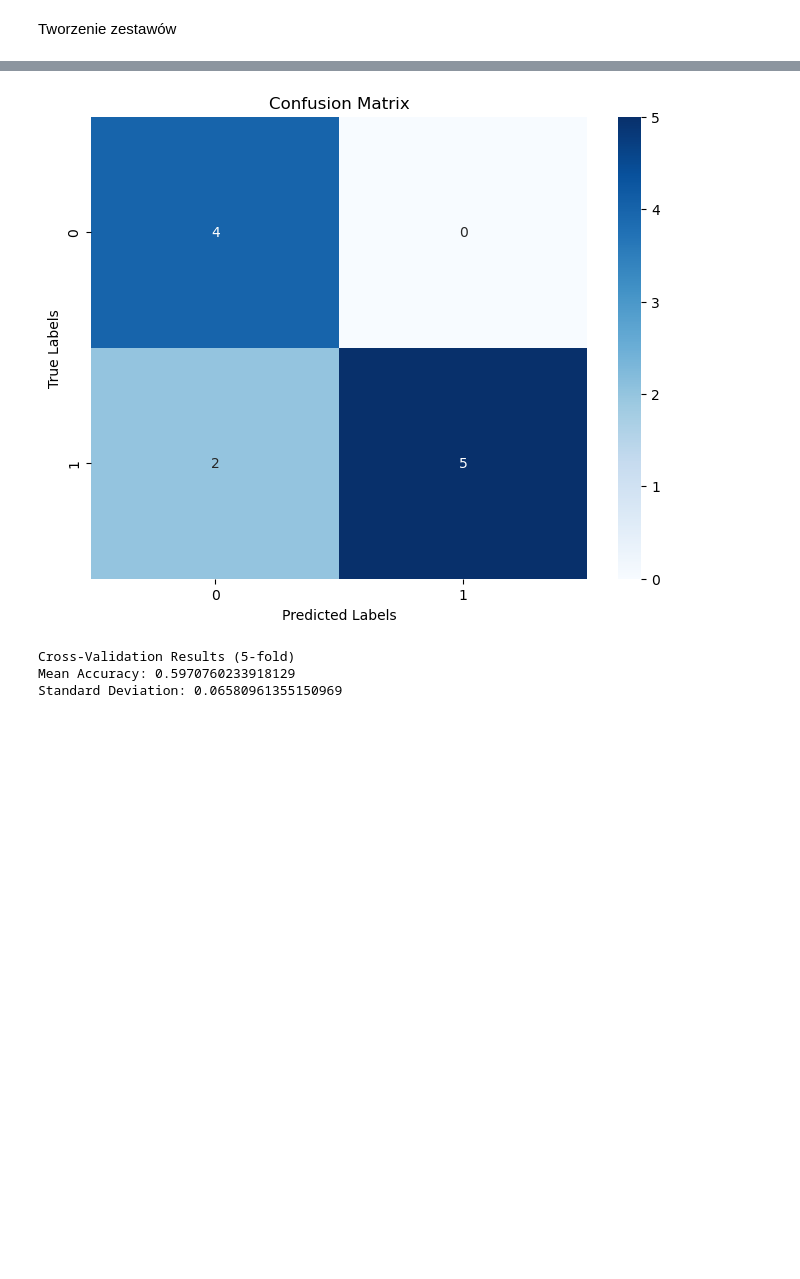
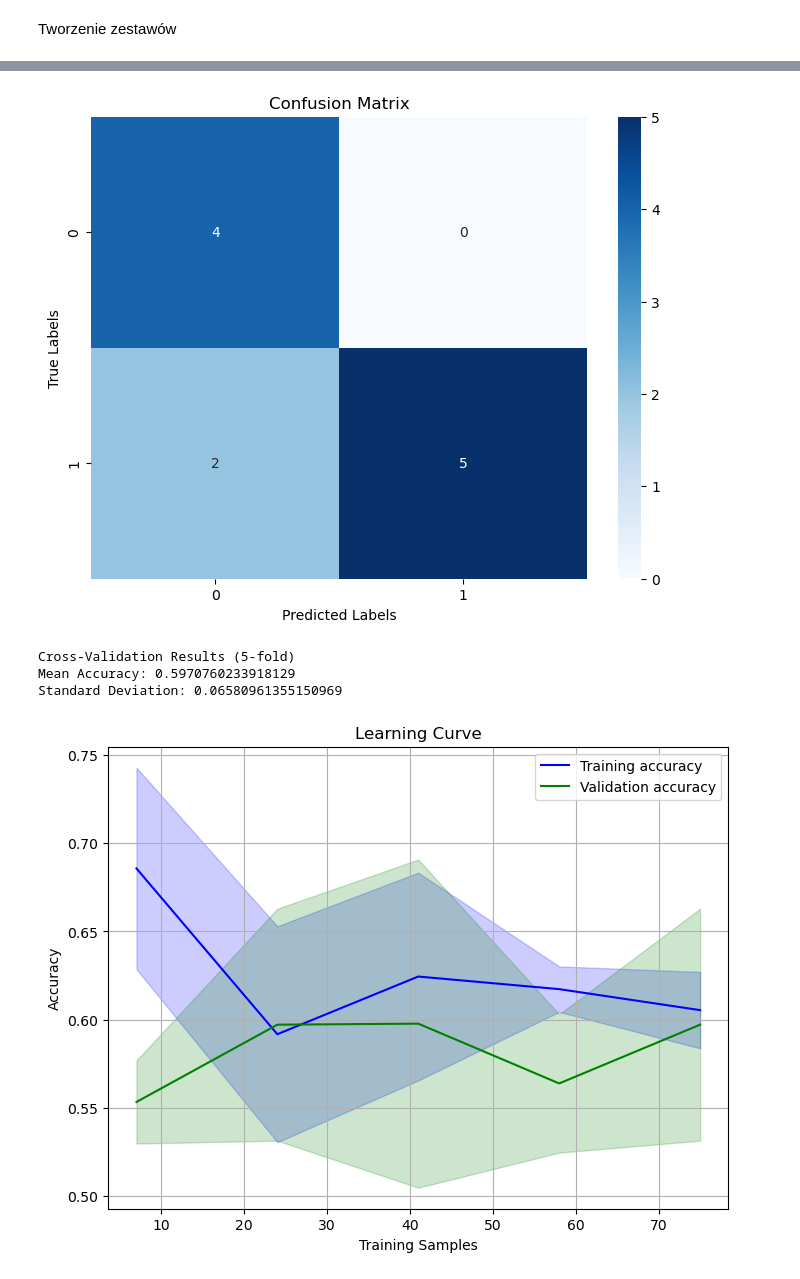
Before and after one commit to pansplawik/eegParkinsonCognitiveDisorders, a Jupyter notebook: thirdVersion.ipynb, the cells around one changed output, grey strips where cells are left out. Saved outputs shown, nothing was run; the diff lists cells and outputs as text; code cells hidden in the pictures; blank space fills up the shorter version.

```diff
--- a/thirdVersion.ipynb
+++ b/thirdVersion.ipynb
@@ -452,6 +497,7 @@ from sklearn.metrics import precision_recall_fscore_support, accuracy_score
 import matplotlib.pyplot as plt
 import seaborn as sns
 from sklearn.metrics import confusion_matrix
+from sklearn.model_selection import learning_curve
 clf = make_pipeline(
 StandardScaler(),
 Vectorizer(),
@@ -463,33 +509,35 @@ clf.fit(X_train.reshape(-1, 1), y_train)
 #Przewidywanie etykiet dla danych testowych
 y_pred = clf.predict(X_test.reshape(-1, 1))
 Stats(y_test,y_pred)
 k = 5  # Liczba podziałów
 scores = cross_val_score(clf, X_train.reshape(-1, 1), y_train, cv=k, scoring='accuracy')
 
 
 # Obliczanie średniej i odchylenia standardowego z poszczególnych iteracji
 mean_accuracy = scores.mean()
 std_accuracy = scores.std()
 
 print('Cross-Validation Results ({}-fold)'.format(k))
 print('Mean Accuracy:', mean_accuracy)
 print('Standard Deviation:', std_accuracy)
+learningStats(clf,X_train.reshape(-1, 1),y_train)
 # %% [output]
 Random Forest Classification Report:
               precision    recall  f1-score   support
 
            0       0.67      1.00      0.80         4
            1       1.00      0.71      0.83         7
 
     accuracy                           0.82        11
    macro avg       0.83      0.86      0.82        11
 weighted avg       0.88      0.82      0.82        11
 
 Accuracy of model: 0.8181818181818182
 [figure]
 Cross-Validation Results (5-fold)
 Mean Accuracy: 0.5970760233918129
 Standard Deviation: 0.06580961355150969
+[figure, added]
 # %%
 from sklearn.linear_model import LogisticRegression
 from sklearn.pipeline import make_pipeline
```
Also changed, not shown: parts of 9 cells of this notebook.
